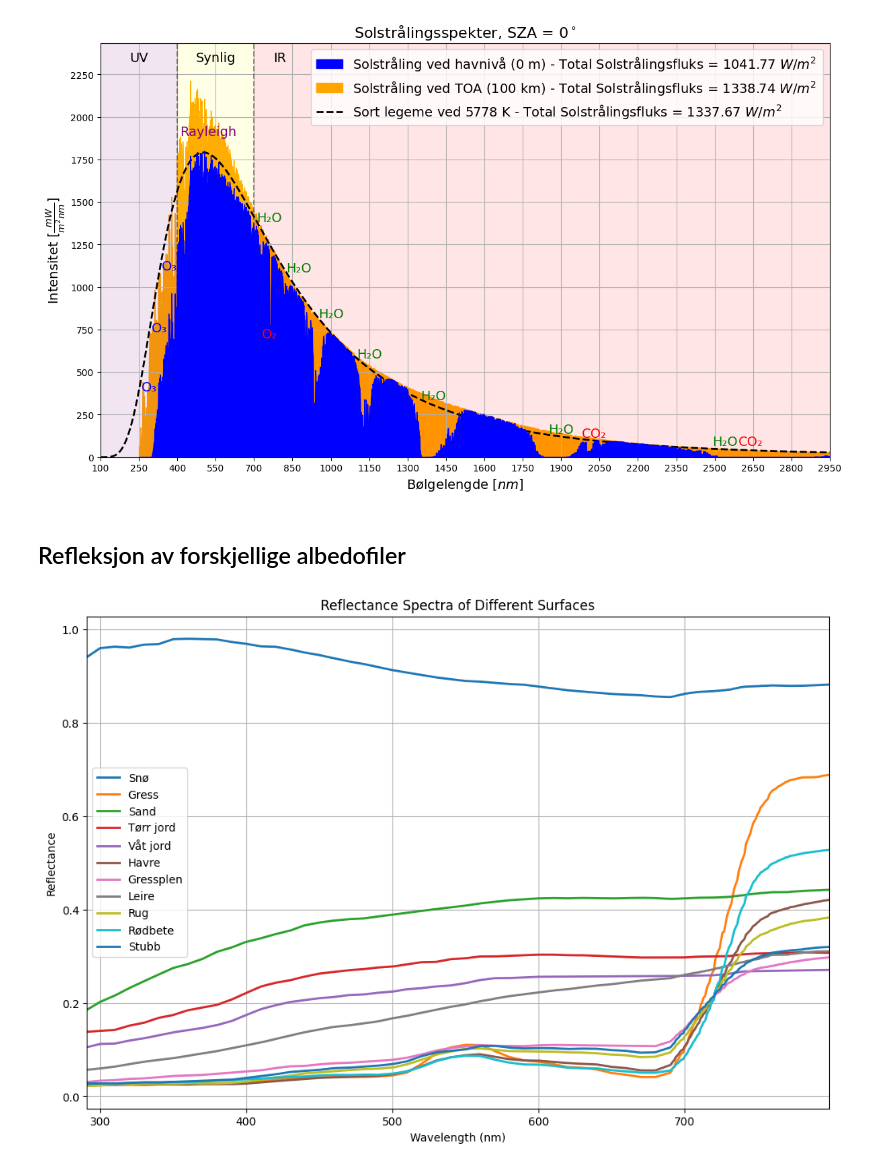
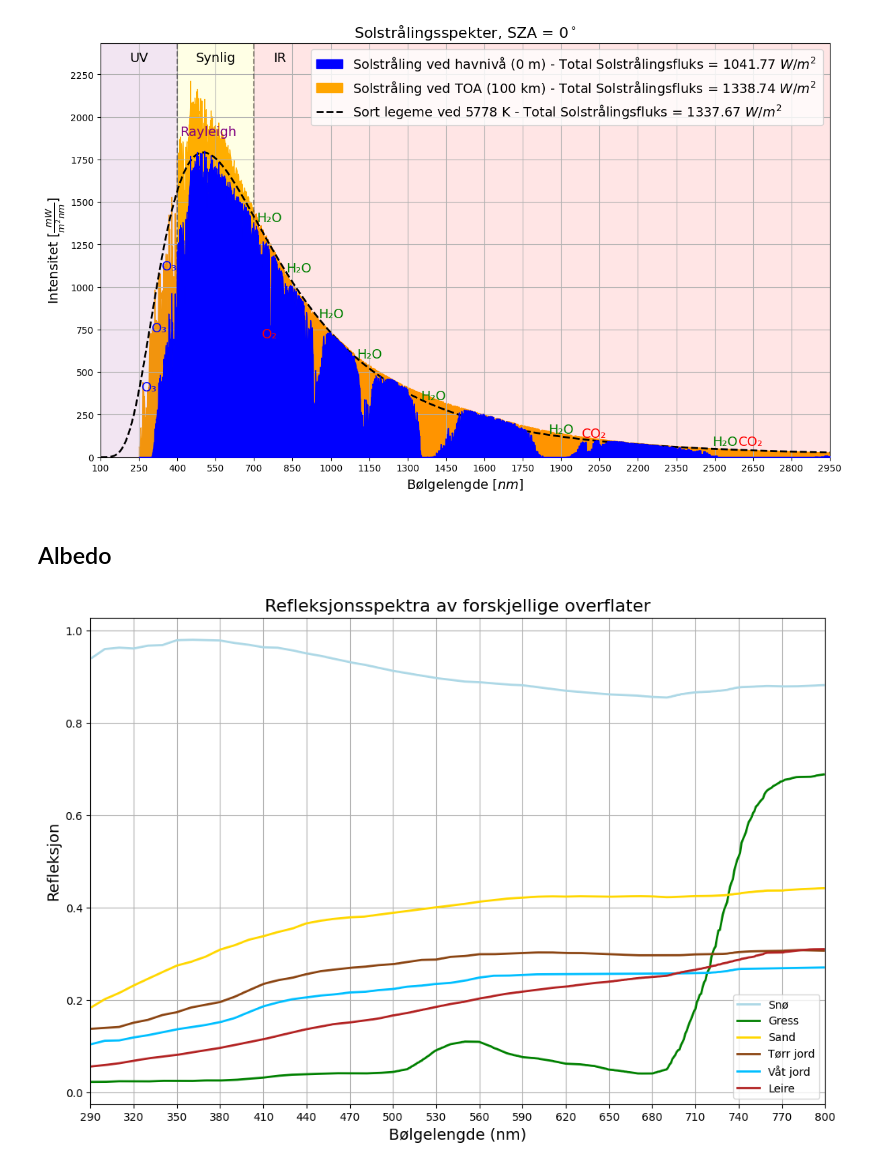
Before and after one commit to SkaugJr/TTK4265-OptiskFjernmaaling, a Jupyter notebook: Prosjekt2/RTM.ipynb, the cells around one changed output. Drawn from its saved outputs; the diff is of its cells as text; code cells hidden in the pictures.

```diff
--- a/Prosjekt2/RTM.ipynb
+++ b/Prosjekt2/RTM.ipynb
@@ -531,8 +531,8 @@ plt.legend(fontsize=14)
 plt.show()
 # %% [output]
 [figure]
-# %% [markdown]
-## Refleksjon av forskjellige albedofiler
+# %% [markdown]
+## Albedo
 # %%
 # TOA, sza = 30 degrees, phi0 = 0 degrees
 
@@ -555,45 +555,48 @@ cwet = parse_uvspec_output('Data/cwet.OUT')
 cwet['reflectance'] = cwet['eup'] / cwet['edir']
 
 oat = parse_uvspec_output('Data/oat.OUT')
 oat['reflectance'] = oat['eup'] / oat['edir']
 
 lawn = parse_uvspec_output('Data/lawn.OUT')
 lawn['reflectance'] = lawn['eup'] / lawn['edir']
 
 loam = parse_uvspec_output('Data/loam.OUT')
 loam['reflectance'] = loam['eup'] / loam['edir']
 
 rye = parse_uvspec_output('Data/rye.OUT')
 rye['reflectance'] = rye['eup'] / rye['edir']
 
 beet = parse_uvspec_output('Data/beet.OUT')
 beet['reflectance'] = beet['eup'] / beet['edir']
 
 stub = parse_uvspec_output('Data/stub.OUT')
 stub['reflectance'] = stub['eup'] / stub['edir']
 
 
 plt.figure(figsize=(12, 8))
 
-plt.plot(sno2['lambda'], sno2['reflectance'], label='Snø', linewidth=2)
-plt.plot(gras['lambda'], gras['reflectance'], label='Gress', linewidth=2)
-plt.plot(sand['lambda'], sand['reflectance'], label='Sand', linewidth=2)
-plt.plot(cdry['lambda'], cdry['reflectance'], label='Tørr jord', linewidth=2)
-plt.plot(cwet['lambda'], cwet['reflectance'], label='Våt jord', linewidth=2)
-plt.plot(oat['lambda'], oat['reflectance'], label='Havre', linewidth=2)
-plt.plot(lawn['lambda'], lawn['reflectance'], label='Gressplen', linewidth=2)
-plt.plot(loam['lambda'], loam['reflectance'], label='Leire', linewidth=2)
-plt.plot(rye['lambda'], rye['reflectance'], label='Rug', linewidth=2)
-plt.plot(beet['lambda'], beet['reflectance'], label='Rødbete', linewidth=2)
-plt.plot(stub['lambda'], stub['reflectance'], label='Stubb', linewidth=2)
+# Plotting with appropriate colors
+plt.plot(sno2['lambda'], sno2['reflectance'], label='Snø', linewidth=2, color='lightblue')
+plt.plot(gras['lambda'], gras['reflectance'], label='Gress', linewidth=2, color='green')
+plt.plot(sand['lambda'], sand['reflectance'], label='Sand', linewidth=2, color='gold')
+plt.plot(cdry['lambda'], cdry['reflectance'], label='Tørr jord', linewidth=2, color='saddlebrown')
+plt.plot(cwet['lambda'], cwet['reflectance'], label='Våt jord', linewidth=2, color='deepskyblue')
+#plt.plot(oat['lambda'], oat['reflectance'], label='Havre', linewidth=2, color='goldenrod')
+#plt.plot(lawn['lambda'], lawn['reflectance'], label='Gressplen', linewidth=2, color='darkgreen')
+plt.plot(loam['lambda'], loam['reflectance'], label='Leire', linewidth=2, color='firebrick')
+#plt.plot(rye['lambda'], rye['reflectance'], label='Rug', linewidth=2, color='darkgreen')
+#plt.plot(beet['lambda'], beet['reflectance'], label='Rødbete', linewidth=2, color='darkred')
+#plt.plot(stub['lambda'], stub['reflectance'], label='Stubb', linewidth=2, color='dimgray')
 
-plt.xlabel('Wavelength (nm)')
-plt.ylabel('Reflectance')
-plt.title('Reflectance Spectra of Different Surfaces')
+# Labels and title in Norwegian
+plt.xlabel('Bølgelengde (nm)', fontsize=14)
+plt.ylabel('Refleksjon', fontsize=14)
+plt.title('Refleksjonsspektra av forskjellige overflater', fontsize=16)
 plt.legend()
 plt.xlim(291, 799)
+plt.xticks(np.arange(290, 801, 30))
 
 plt.grid(True)
 plt.show()
 # %% [output]
-[figure, old version]
+[figure, new version]
```
Also changed, not shown: parts of 4 cells of this notebook, 6 other files.
